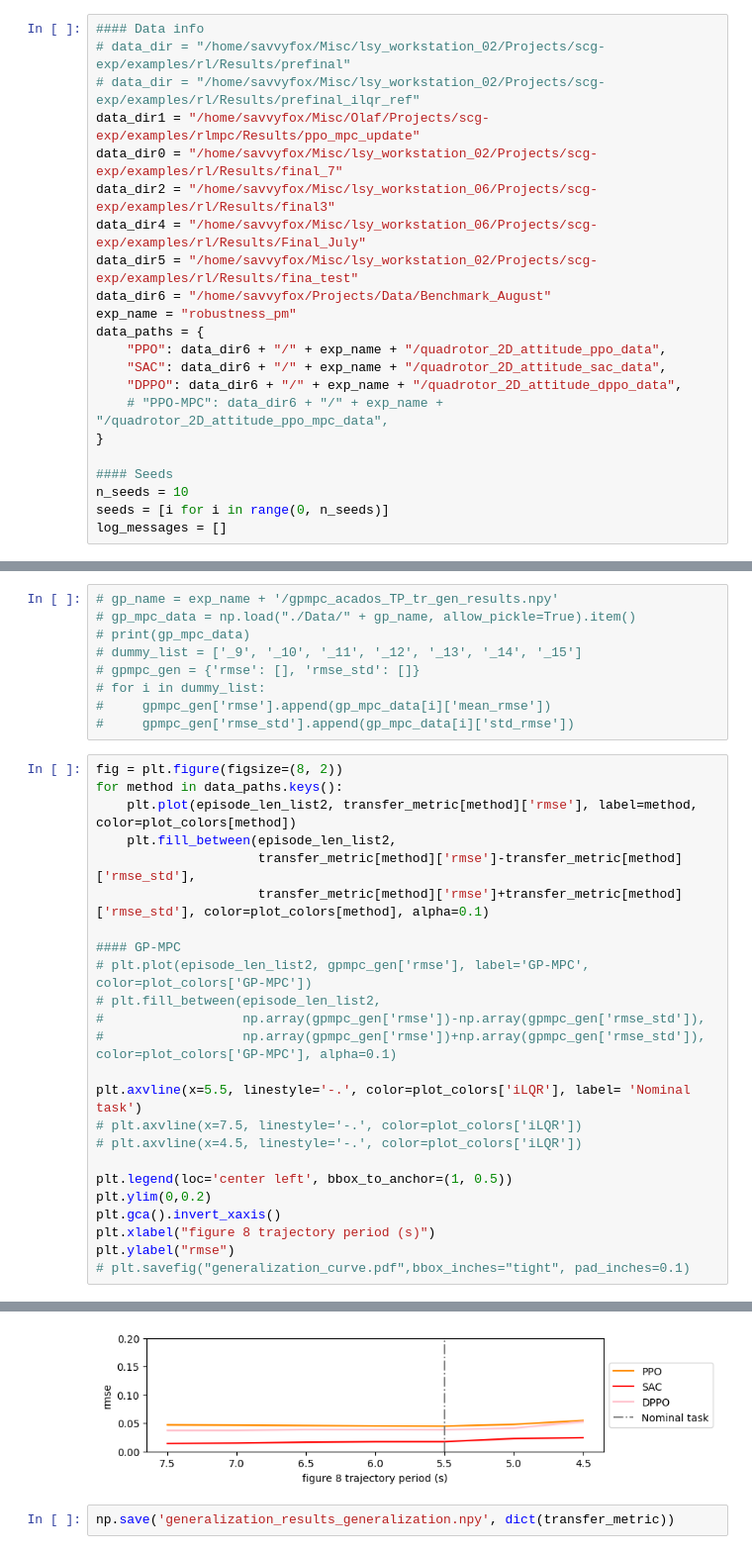
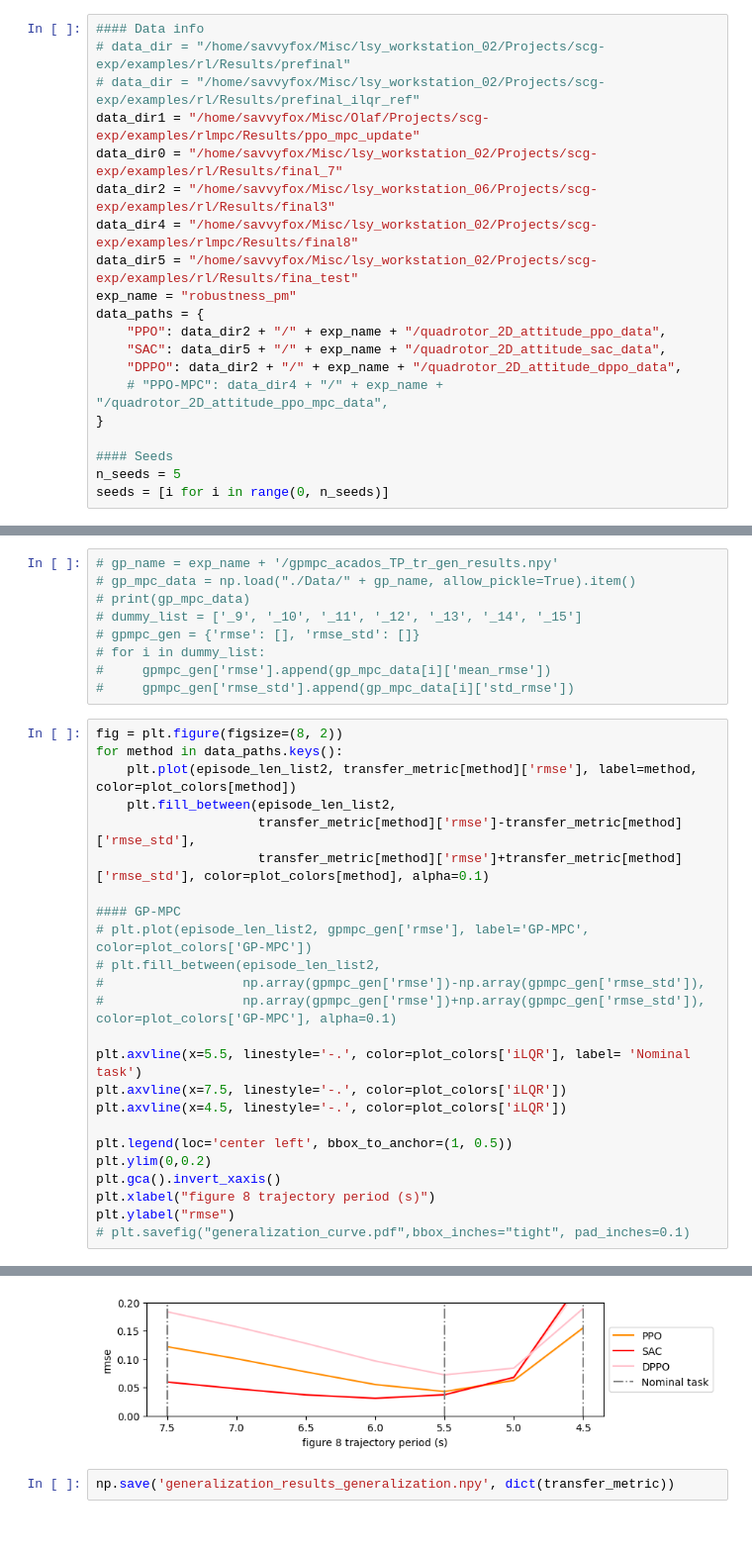
Before and after one commit to middleyuan/safe-control-gym, a Jupyter notebook: examples/rl/data_analysis.ipynb, the cells around one changed output, grey strips where cells are left out. Shown at 99% size. Saved outputs shown, nothing was run; the diff lists cells and outputs as text.

```diff
--- a/examples/rl/data_analysis.ipynb
+++ b/examples/rl/data_analysis.ipynb
@@ -64,21 +65,19 @@ legends = {
 data_dir1 = "/home/savvyfox/Misc/Olaf/Projects/scg-exp/examples/rlmpc/Results/ppo_mpc_update"
 data_dir0 = "/home/savvyfox/Misc/lsy_workstation_02/Projects/scg-exp/examples/rl/Results/final_7"
 data_dir2 = "/home/savvyfox/Misc/lsy_workstation_06/Projects/scg-exp/examples/rl/Results/final3"
-data_dir4 = "/home/savvyfox/Misc/lsy_workstation_06/Projects/scg-exp/examples/rl/Results/Final_July"
+data_dir4 = "/home/savvyfox/Misc/lsy_workstation_02/Projects/scg-exp/examples/rlmpc/Results/final8"
 data_dir5 = "/home/savvyfox/Misc/lsy_workstation_02/Projects/scg-exp/examples/rl/Results/fina_test"
-data_dir6 = "/home/savvyfox/Projects/Data/Benchmark_August"
 exp_name = "robustness_pm"
 data_paths = {
-    "PPO": data_dir6 + "/" + exp_name + "/quadrotor_2D_attitude_ppo_data",
-    "SAC": data_dir6 + "/" + exp_name + "/quadrotor_2D_attitude_sac_data",
-    "DPPO": data_dir6 + "/" + exp_name + "/quadrotor_2D_attitude_dppo_data",
-    # "PPO-MPC": data_dir6 + "/" + exp_name + "/quadrotor_2D_attitude_ppo_mpc_data",
+    "PPO": data_dir2 + "/" + exp_name + "/quadrotor_2D_attitude_ppo_data",
+    "SAC": data_dir5 + "/" + exp_name + "/quadrotor_2D_attitude_sac_data",
+    "DPPO": data_dir2 + "/" + exp_name + "/quadrotor_2D_attitude_dppo_data",
+    # "PPO-MPC": data_dir4 + "/" + exp_name + "/quadrotor_2D_attitude_ppo_mpc_data",
 }
 
 #### Seeds
-n_seeds = 10
+n_seeds = 5
 seeds = [i for i in range(0, n_seeds)]
-log_messages = []
 # %% [markdown]
 ## Performance metric
 # %%
@@ -248,30 +243,30 @@ Performance of DPPO for episode length of 15 is 0.037212149354453244 +/- 0.00130
 # %%
 fig = plt.figure(figsize=(8, 2))
 for method in data_paths.keys():
     plt.plot(episode_len_list2, transfer_metric[method]['rmse'], label=method, color=plot_colors[method])
     plt.fill_between(episode_len_list2,
                      transfer_metric[method]['rmse']-transfer_metric[method]['rmse_std'],
                      transfer_metric[method]['rmse']+transfer_metric[method]['rmse_std'], color=plot_colors[method], alpha=0.1)
 
 #### GP-MPC
 # plt.plot(episode_len_list2, gpmpc_gen['rmse'], label='GP-MPC', color=plot_colors['GP-MPC'])
 # plt.fill_between(episode_len_list2,
 #                  np.array(gpmpc_gen['rmse'])-np.array(gpmpc_gen['rmse_std']),
 #                  np.array(gpmpc_gen['rmse'])+np.array(gpmpc_gen['rmse_std']), color=plot_colors['GP-MPC'], alpha=0.1)
 
 plt.axvline(x=5.5, linestyle='-.', color=plot_colors['iLQR'], label= 'Nominal task')
-# plt.axvline(x=7.5, linestyle='-.', color=plot_colors['iLQR'])
-# plt.axvline(x=4.5, linestyle='-.', color=plot_colors['iLQR'])
+plt.axvline(x=7.5, linestyle='-.', color=plot_colors['iLQR'])
+plt.axvline(x=4.5, linestyle='-.', color=plot_colors['iLQR'])
 
 plt.legend(loc='center left', bbox_to_anchor=(1, 0.5))
 plt.ylim(0,0.2)
 plt.gca().invert_xaxis()
 plt.xlabel("figure 8 trajectory period (s)")
 plt.ylabel("rmse")
 # plt.savefig("generalization_curve.pdf",bbox_inches="tight", pad_inches=0.1)
 # %% [output]
 Text(0, 0.5, 'rmse')
-[figure, old version]
+[figure, new version]
 # %%
 np.save('generalization_results_generalization.npy', dict(transfer_metric))
 # %%
```
Also changed, not shown: parts of 16 cells of this notebook, 5 other files.
